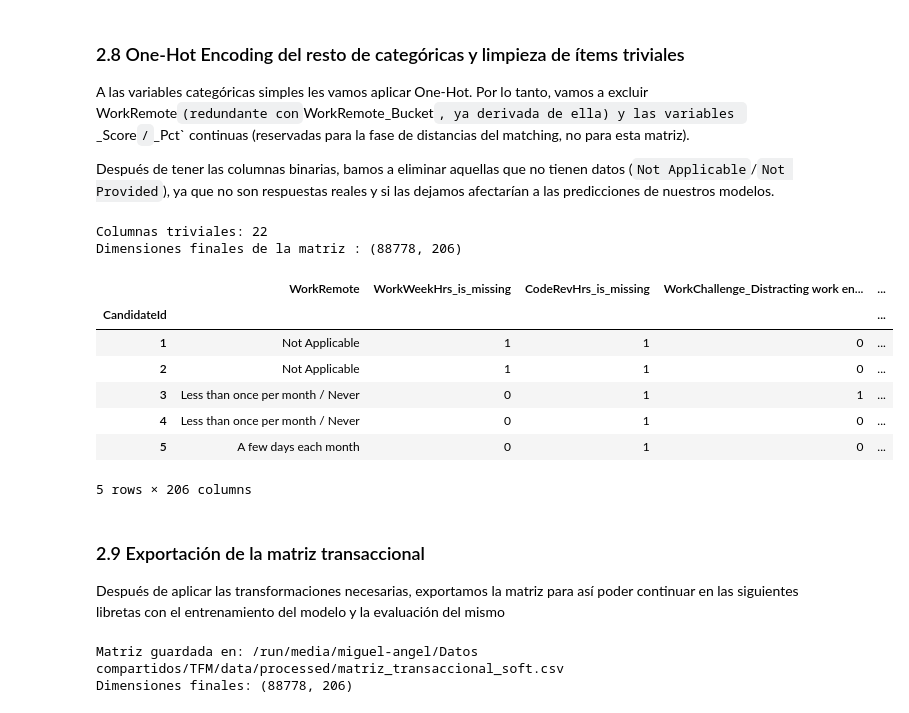
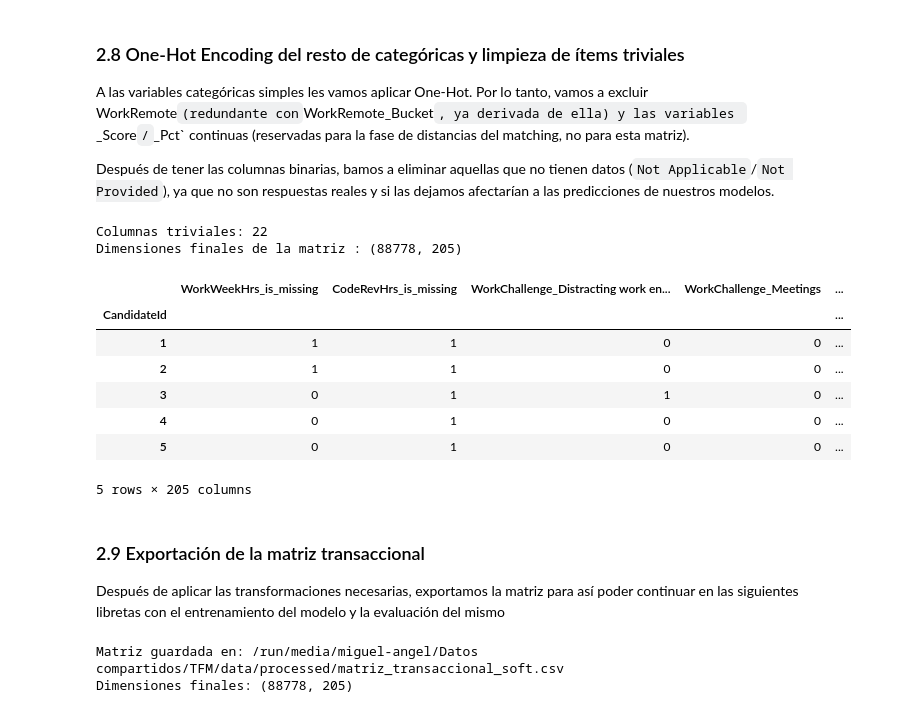
Before and after one commit to Miguel-Angel-SM-Camacho/tfm-miguel-angel, a Jupyter notebook: notebooks/SOFT SKILLS/02_FEATURE_ENGINEERING_SOFT_SKILLS.ipynb, the cells around one changed output. Saved outputs shown, nothing was run; the diff lists cells and outputs as text; code cells hidden in the pictures.

```diff
--- a/notebooks/SOFT SKILLS/02_FEATURE_ENGINEERING_SOFT_SKILLS.ipynb
+++ b/notebooks/SOFT SKILLS/02_FEATURE_ENGINEERING_SOFT_SKILLS.ipynb
@@ -302,28 +301,28 @@ Después de tener las columnas binarias, bamos a eliminar aquellas que no tienen
 # %%
 cols_exclusion_onehot = ['WorkRemote', 'WorkRemote_Pct', 'Neuroticismo_Score', 'Amabilidad_Score', 'Apertura_Score']
 cols_categoricas_finales = [c for c in categorical_cols if c not in cols_exclusion_onehot + ['WorkChallenge', 'JobFactors']]
 
 df_matriz = pd.get_dummies(df_feature_engineering_soft, columns=cols_categoricas_finales, dtype=int)
 cols_triviales = [c for c in df_matriz.columns if c.endswith('_Not Applicable') or c.endswith('_Not Provided')]
 df_matriz = df_matriz.drop(columns=cols_triviales)
 print(f"Columnas triviales: {len(cols_triviales)}")
 
-df_matriz = df_matriz.drop(columns=['WorkWeekHrs', 'CodeRevHrs'] + [c for c in ['Neuroticismo_Score', 'Amabilidad_Score', 'Apertura_Score', 'WorkRemote_Pct'] if c in df_matriz.columns])
+df_matriz = df_matriz.drop(columns=['WorkWeekHrs', 'CodeRevHrs', 'WorkRemote'] + [c for c in ['Neuroticismo_Score', 'Amabilidad_Score', 'Apertura_Score', 'WorkRemote_Pct'] if c in df_matriz.columns])
 df_matriz = pd.get_dummies(df_matriz, columns=['WorkWeekHrs_Bin', 'CodeRevHrs_Bin'], dtype=int, dummy_na=False)
 
 print(f"Dimensiones finales de la matriz : {df_matriz.shape}")
 display(df_matriz.head(5))
 # %% [output]
 Columnas triviales: 22
-Dimensiones finales de la matriz : (88778, 206)
+Dimensiones finales de la matriz : (88778, 205)
-|  | WorkRemote | WorkWeekHrs_is_missing | CodeRevHrs_is_missing | WorkChallenge_Distracting work en... | ... |
+|  | WorkWeekHrs_is_missing | CodeRevHrs_is_missing | WorkChallenge_Distracting work en... | WorkChallenge_Meetings | ... |
 | CandidateId |  |  |  |  | ... |
-| 1 | Not Applicable | 1 | 1 | 0 | ... |
-| 2 | Not Applicable | 1 | 1 | 0 | ... |
-| 3 | Less than once per month / Never | 0 | 1 | 1 | ... |
-| 4 | Less than once per month / Never | 0 | 1 | 0 | ... |
-| 5 | A few days each month | 0 | 1 | 0 | ... |
+| 1 | 1 | 1 | 0 | 0 | ... |
+| 2 | 1 | 1 | 0 | 0 | ... |
+| 3 | 0 | 1 | 1 | 0 | ... |
+| 4 | 0 | 1 | 0 | 0 | ... |
+| 5 | 0 | 1 | 0 | 0 | ... |
-5 rows × 206 columns
+5 rows × 205 columns
 # %% [markdown]
 ### 2.9 Exportación de la matriz transaccional
 
@@ -334,4 +333,4 @@ print(f"Matriz guardada en: {config.MATRIZ_TRANSACCIONAL_PATH}")
 print(f"Dimensiones finales: {df_matriz.shape}")
 # %% [output]
 Matriz guardada en: /run/media/miguel-angel/Datos compartidos/TFM/data/processed/matriz_transaccional_soft.csv
-Dimensiones finales: (88778, 206)
+Dimensiones finales: (88778, 205)
```
Also changed, not shown: parts of 1 cell of this notebook, 1 other file.
